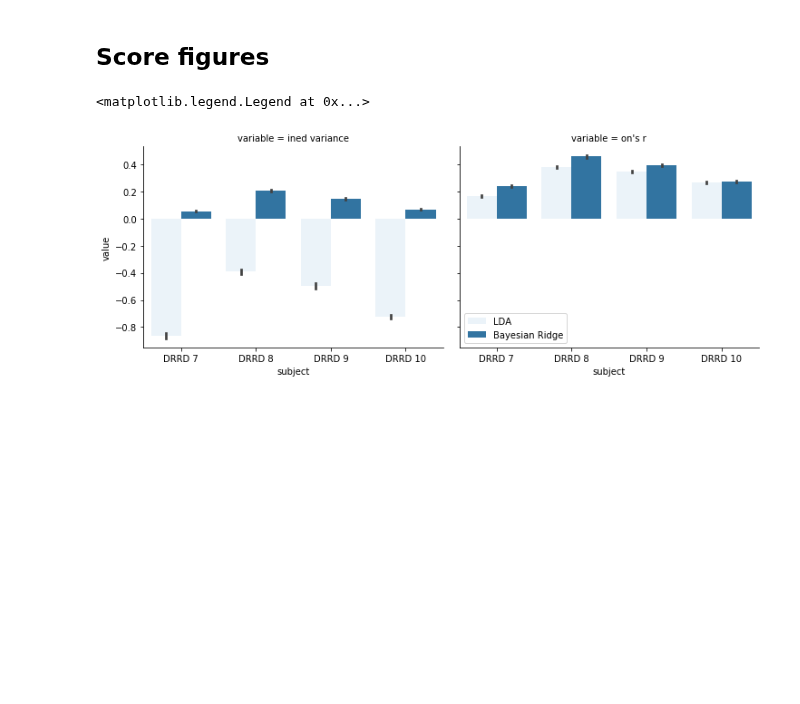
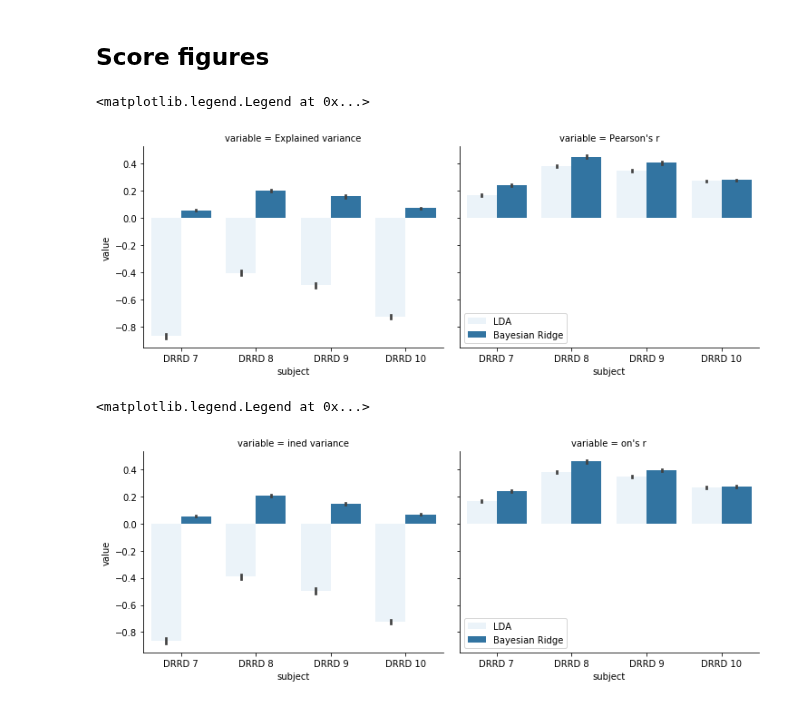
Before and after one commit to EstevaoUyra/spikelearn, a Jupyter notebook: notebooks/exploration/explained variance is a better metric.ipynb, the cells around one changed output. Saved outputs shown, nothing was run; the diff lists cells and outputs as text; code cells hidden in the pictures; blank space fills up the shorter version.

```diff
--- a/notebooks/exploration/explained variance is a better metric.ipynb
+++ b/notebooks/exploration/explained variance is a better metric.ipynb
@@ -172,5 +155,12 @@ Wall time: 10.8 s
 # %% [markdown]
 ## Score figures
+# %%
+g = sns.FacetGrid(res, col='variable', height=4, aspect=1.3)
+g.map(sns.barplot, 'subject', 'value', 'model')
+plt.legend()
+# %% [output]
+<matplotlib.legend.Legend at 0x...>
+[figure, added]
 # %%
 g = sns.FacetGrid(res, col='variable', height=4, aspect=1.3)
 g.map(sns.barplot, 'subject', 'value', 'model')
```
Also changed, not shown: parts of 12 cells of this notebook, 5 other files.
